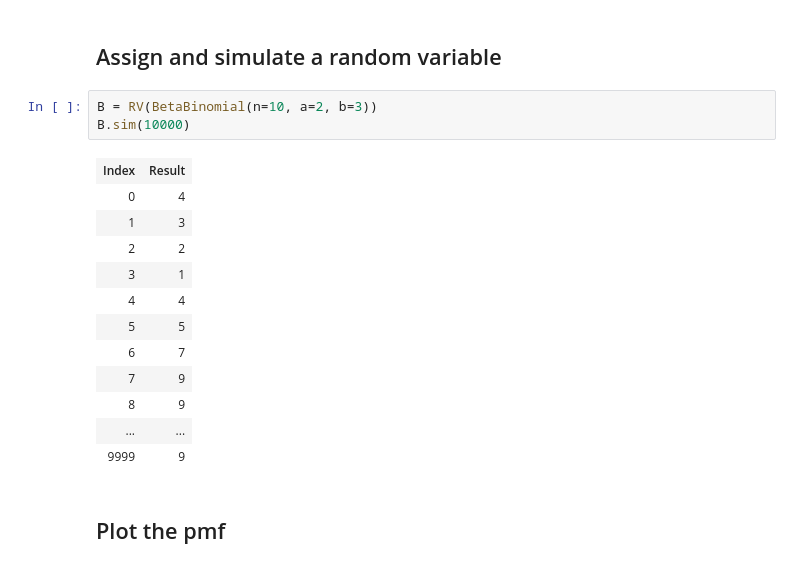
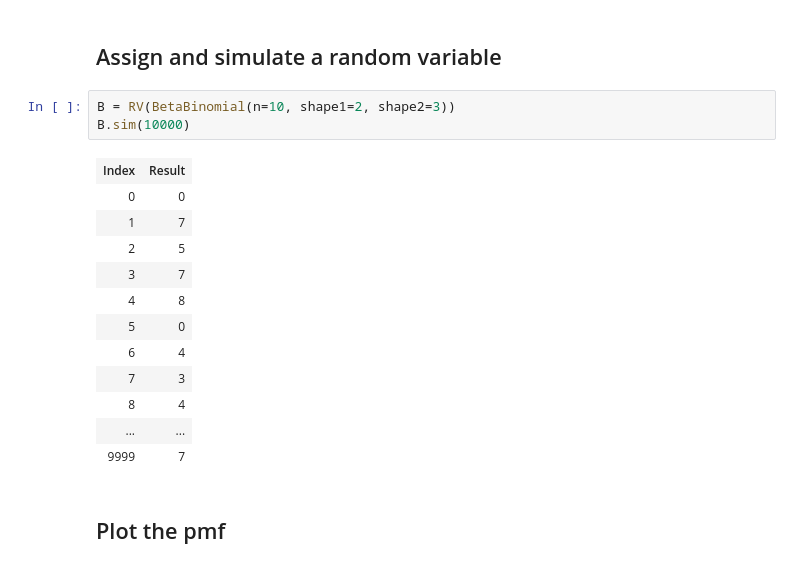
Before and after one commit to calpoly-symbulate/symbulate, a Jupyter notebook: team/new_distribution_demos/beta_binomial_demo.ipynb, the cells around one changed output. Drawn from its saved outputs; the diff is of its cells as text.

```diff
--- a/team/new_distribution_demos/beta_binomial_demo.ipynb
+++ b/team/new_distribution_demos/beta_binomial_demo.ipynb
@@ -21,21 +21,21 @@ BetaBinomial(n=10, a=2, b=3).mean(), BetaBinomial(n=10, a=2, b=3).var(), BetaBin
 # %% [markdown]
 ## Assign and simulate a random variable
 # %%
-B = RV(BetaBinomial(n=10, a=2, b=3))
+B = RV(BetaBinomial(n=10, shape1=2, shape2=3))
 B.sim(10000)
 # %% [output]
 | Index | Result |
-| 0 | 4 |
-| 1 | 3 |
-| 2 | 2 |
-| 3 | 1 |
-| 4 | 4 |
-| 5 | 5 |
-| 6 | 7 |
-| 7 | 9 |
-| 8 | 9 |
+| 0 | 0 |
+| 1 | 7 |
+| 2 | 5 |
+| 3 | 7 |
+| 4 | 8 |
+| 5 | 0 |
+| 6 | 4 |
+| 7 | 3 |
+| 8 | 4 |
 | ... | ... |
-| 9999 | 9 |
+| 9999 | 7 |
 # %% [markdown]
 ## Plot the pmf
 # %%
```
Also changed, not shown: parts of 10 cells of this notebook, 6 other files.
